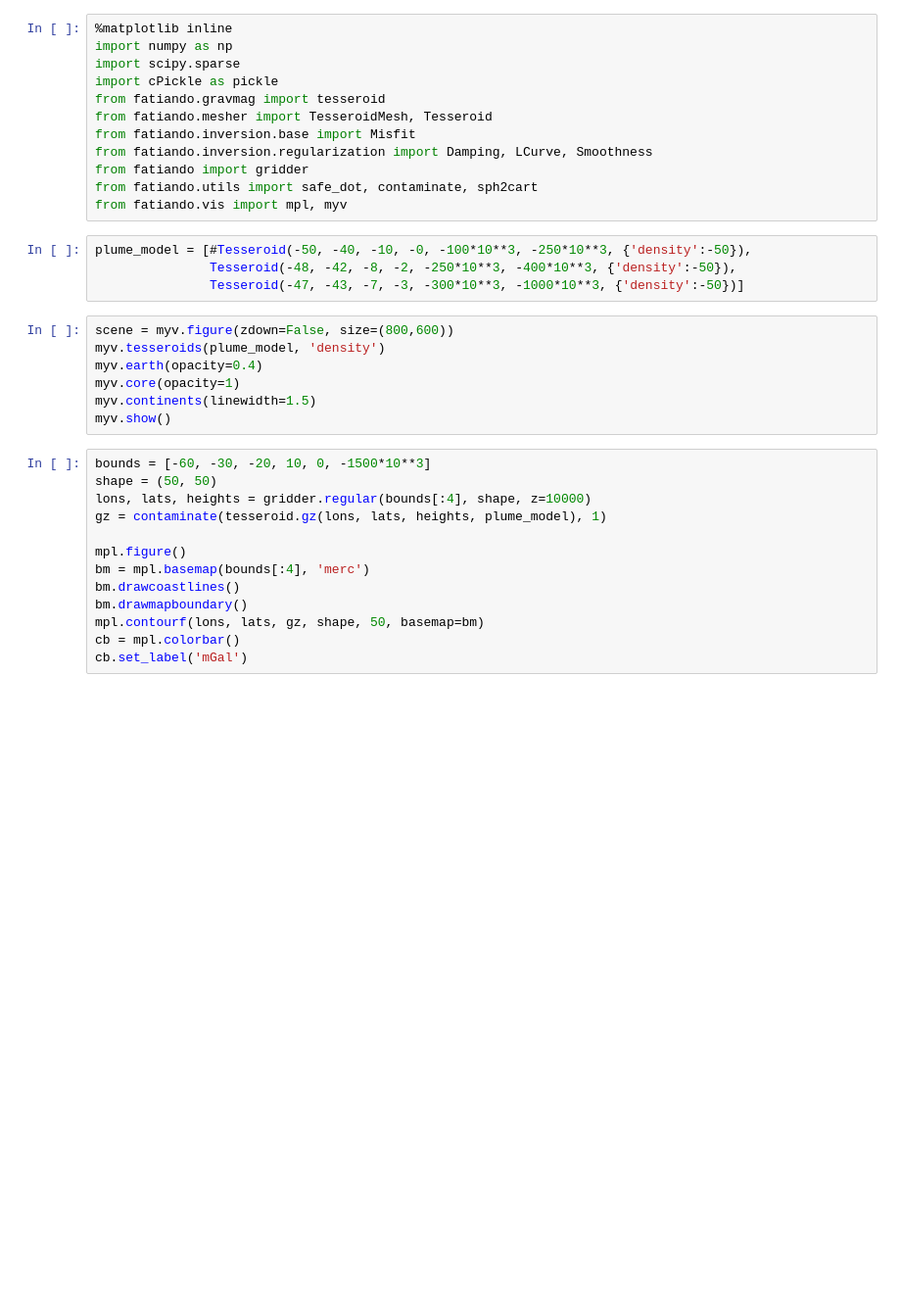
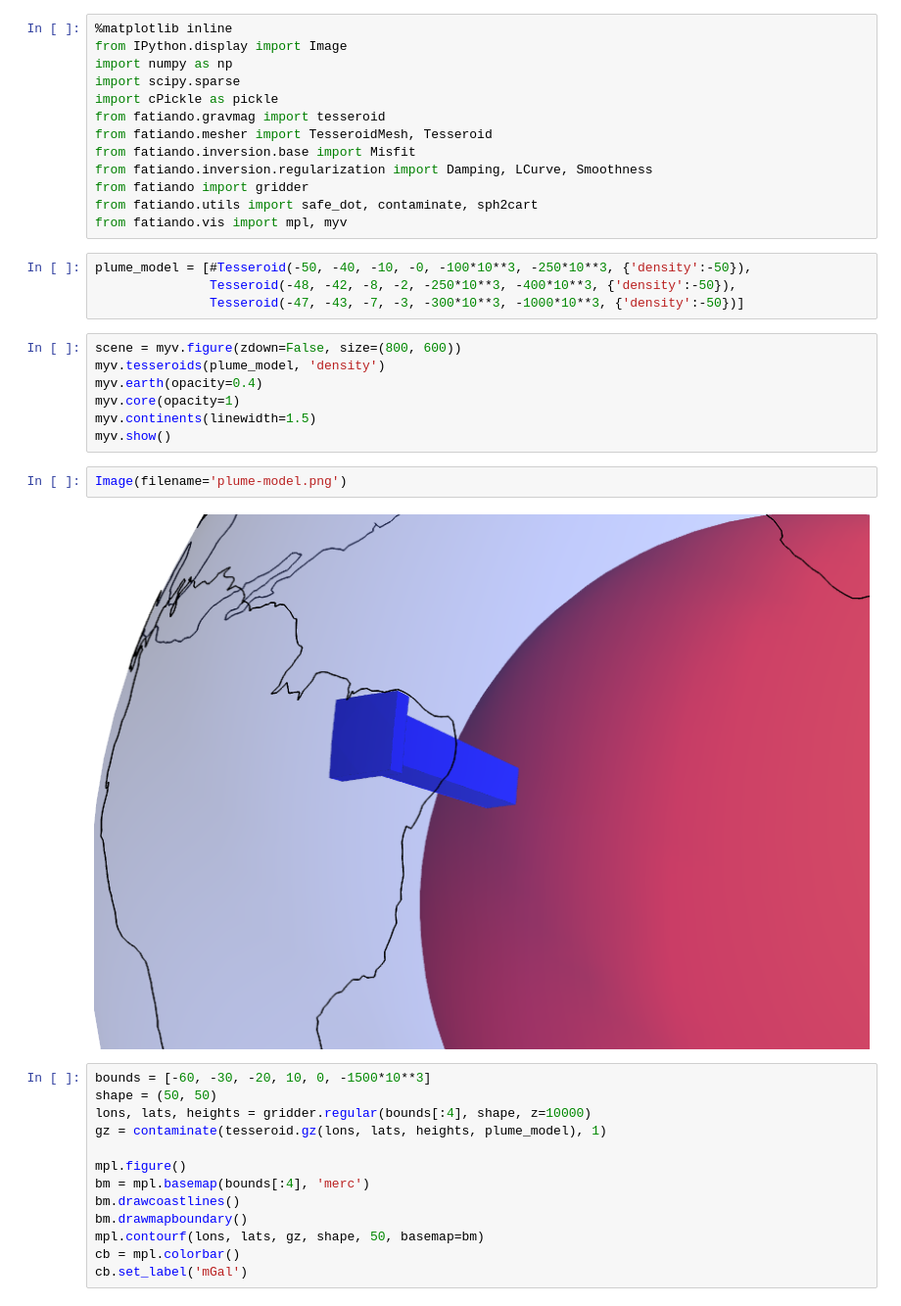
Before and after one commit to leouieda/relatorio-anual-geofisica-2014, a Jupyter notebook: phd-report-2014.ipynb, the cells around one changed output. Shown at 98% size. Cells and saved outputs as stored; diff of their text form; blank space fills up the shorter version.

```diff
--- a/phd-report-2014.ipynb
+++ b/phd-report-2014.ipynb
@@ -17,5 +16,6 @@ Numerial
 # %%
 %matplotlib inline
+from IPython.display import Image
 import numpy as np
 import scipy.sparse
 import cPickle as pickle
@@ -31,12 +31,16 @@ plume_model = [#Tesseroid(-50, -40, -10, -0, -100*10**3, -250*10**3, {'density':
                Tesseroid(-48, -42, -8, -2, -250*10**3, -400*10**3, {'density':-50}),
                Tesseroid(-47, -43, -7, -3, -300*10**3, -1000*10**3, {'density':-50})]
 # %%
-scene = myv.figure(zdown=False, size=(800,600))
+scene = myv.figure(zdown=False, size=(800, 600))
 myv.tesseroids(plume_model, 'density')
 myv.earth(opacity=0.4)
 myv.core(opacity=1)
 myv.continents(linewidth=1.5)
 myv.show()
+# %%
+Image(filename='plume-model.png')
+# %% [output]
+[figure, added]
 # %%
 bounds = [-60, -30, -20, 10, 0, -1500*10**3]
 shape = (50, 50)
```
Also changed, not shown: parts of 10 cells of this notebook.
